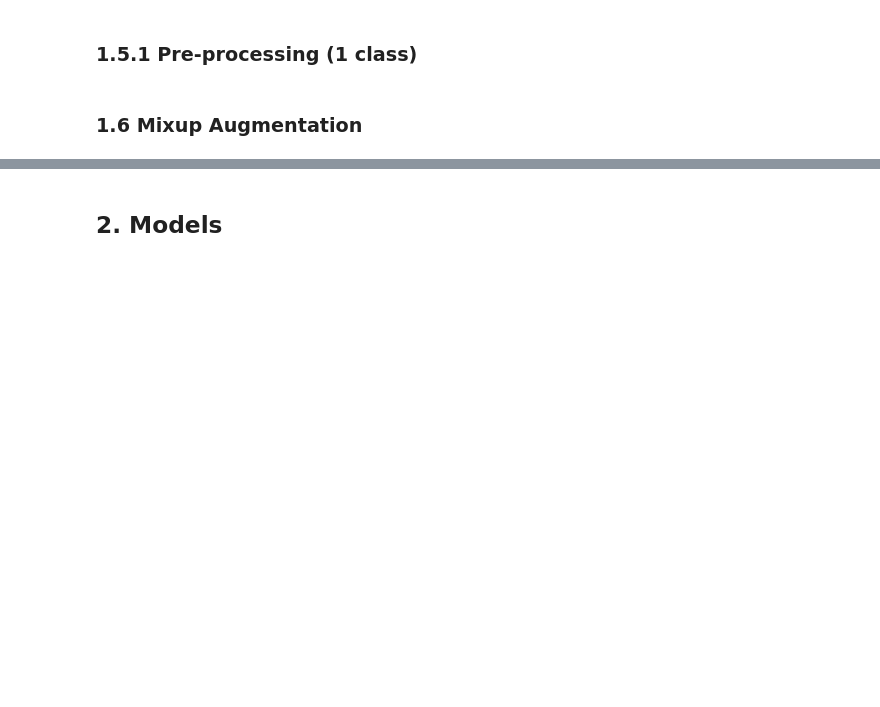
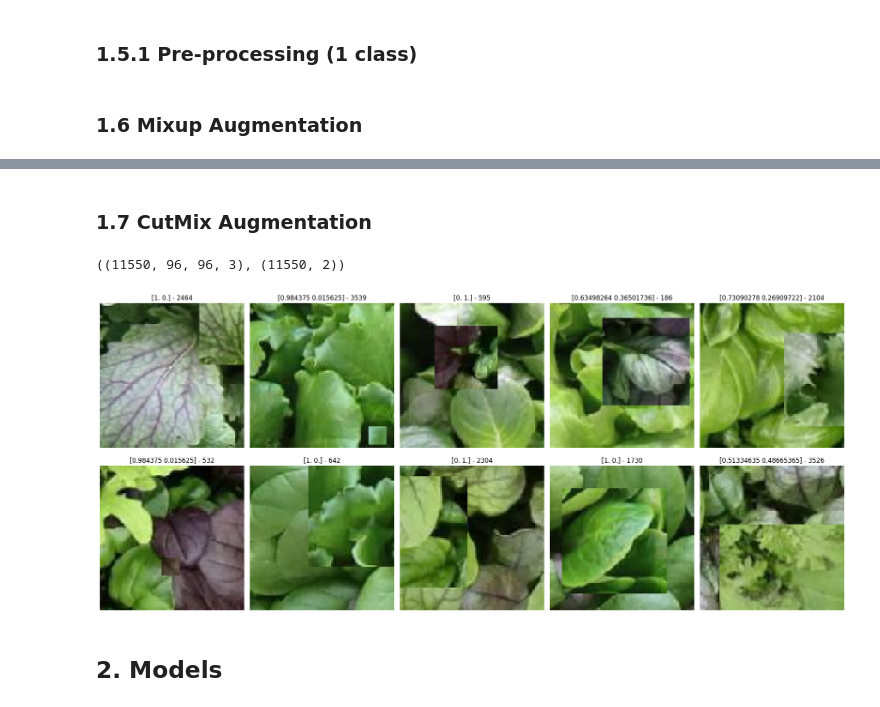
Before and after one commit to paolopertino/Artificial-Neural-Networks-and-Deep-Learning-2023-2024, a Jupyter notebook: Homework_1.ipynb, the cells around one changed output, grey strips where cells are left out. Cells and saved outputs as stored; diff of their text form; code cells hidden in the pictures; blank space fills up the shorter version.

Commit message:
[Misc] Added preprocessing operation
+ CutMix augmentation
+ Duplicates removed

```diff
--- a/Homework_1.ipynb
+++ b/Homework_1.ipynb
@@ -348,3 +318,83 @@ def activate_layers(model, name_layer, num_blocks_to_unfreeze, layers_to_skip=0,
+# %% [markdown]
+### 1.7 CutMix Augmentation
+# %%
+def cutmix_images_labels(images, labels, beta=1.0):
+    """
+    CutMix augmentation for a dataset of images and labels.
+
+    Parameters:
+        images (numpy.ndarray): An array of images with shape (num_images, height, width, channels).
+        labels (numpy.ndarray): An array of one-hot encoded labels with shape (num_images, num_classes).
+        beta (float): CutMix hyperparameter, controls the region size.
+
+    Returns:
+        mixed_images (numpy.ndarray): Mixed images.
+        mixed_labels (numpy.ndarray): Mixed labels.
+    """
+    num_images = images.shape[0]
+    height, width, channels = images.shape[1:]
+
+    # Shuffle the dataset to ensure random mixing
+    permutation = np.random.permutation(num_images)
+    shuffled_images = images[permutation]
+    shuffled_labels = labels[permutation]
+
+    mixed_images = images.copy()
+    mixed_labels = labels.copy()
+    for i in range(num_images):
+        lam = np.random.beta(beta, beta)
+        bbx1, bby1, bbx2, bby2 = get_random_bbox(width, height, lam)
+
+        mixed_images[i, bby1:bby2, bbx1:bbx2, :] = shuffled_images[i, bby1:bby2, bbx1:bbx2, :]
+
+        lam = 1 - ((bbx2 - bbx1) * (bby2 - bby1) / (width * height))
+        mixed_labels[i] = lam * labels[i] + (1 - lam) * shuffled_labels[i]
+
+    return mixed_images, mixed_labels
+
+def get_random_bbox(width, height, lam):
+    """Generate a random bounding box."""
+    cut_ratio = np.sqrt(1.0 - lam)
+    cut_w = np.int(width * cut_ratio)
+    cut_h = np.int(height * cut_ratio)
+
+    cx = np.random.randint(width)
+    cy = np.random.randint(height)
+
+    bbx1 = np.clip(cx - cut_w // 2, 0, width)
+    bby1 = np.clip(cy - cut_h // 2, 0, height)
+    bbx2 = np.clip(cx + cut_w // 2, 0, width)
+    bby2 = np.clip(cy + cut_h // 2, 0, height)
+
+    return bbx1, bby1, bbx2, bby2
+
+X_train_cutmix, y_train_cutmix = cutmix_images_labels(X_train, y_train, 0.6)
+X_normal_and_cutmix_and_mixup = np.concatenate([X_train, X_train_cutmix, X_train_mixup], axis = 0)
+y_normal_and_cutmix_and_mixup = np.concatenate([y_train, y_train_cutmix, y_train_mixup], axis = 0)
+np.random.seed(seed)
+permutation = np.random.permutation(len(X_normal_and_cutmix_and_mixup))
+X_normal_and_cutmix_and_mixup = X_normal_and_cutmix_and_mixup[permutation]
+y_normal_and_cutmix_and_mixup = y_normal_and_cutmix_and_mixup[permutation]
+X_normal_and_cutmix_and_mixup.shape, y_normal_and_cutmix_and_mixup.shape
+# %% [output]
+((11550, 96, 96, 3), (11550, 2))
+# %%
+# Number of images to display
+num_img = 10
+
+# Create subplots for displaying items
+np.random.seed(312)
+fig, axes = plt.subplots(2, num_img // 2, figsize=(20, 9))
+for i in range(num_img):
+    ax = axes[i % 2, i % num_img // 2]
+    index_shown = np.random.randint(0, len(X_train_cutmix))
+    ax.imshow(np.clip(X_train_cutmix[index_shown], 0, 255))  # Display clipped item images
+    ax.axis('off')
+    ax.set_title(f"{y_train_cutmix[index_shown]} - {index_shown}")
+plt.tight_layout()
+plt.show()
+# %% [output]
+[figure, added]
 # %% [markdown]
 ## 2. Models
 # %% [markdown]
```
Also changed, not shown: parts of 8 cells of this notebook.
